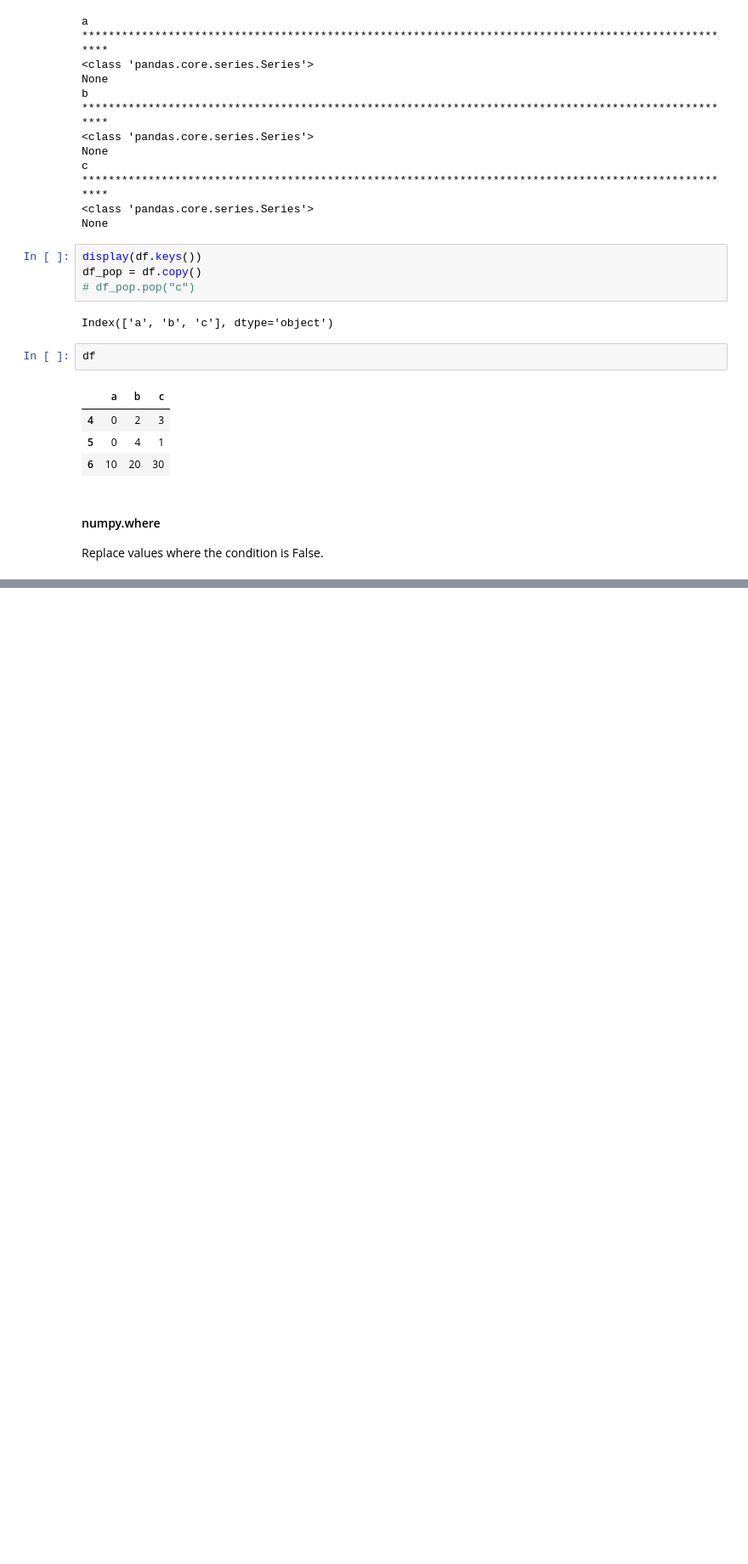
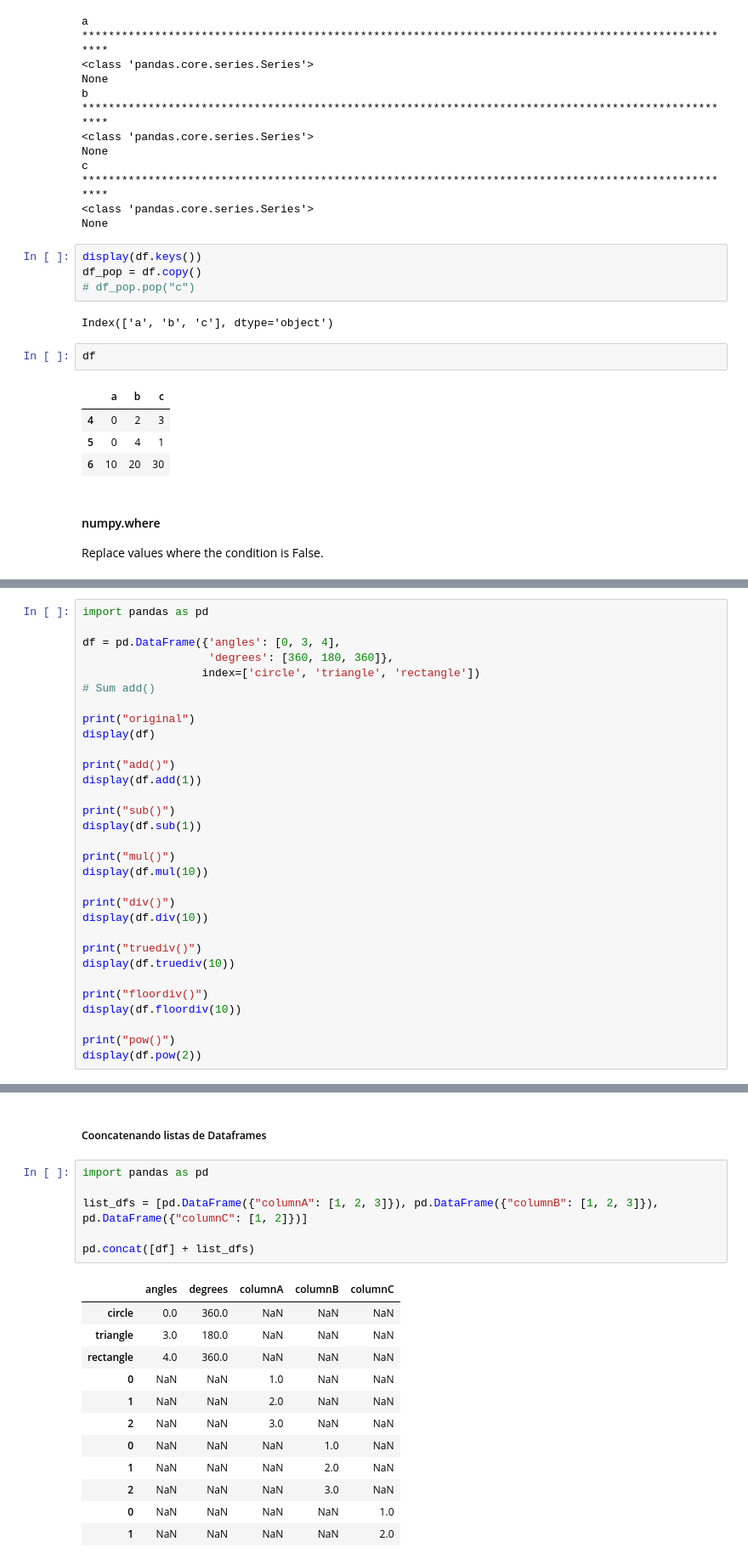
Before and after one commit to michaelmedina10/estudos-python, a Jupyter notebook: pandas/pandas_basic.ipynb, the cells around one changed output, grey strips where cells are left out. Shown: that part at 85% size. Cells and saved outputs as stored; diff of their text form; blank space fills up the shorter version.

```diff
--- a/pandas/pandas_basic.ipynb
+++ b/pandas/pandas_basic.ipynb
@@ -214,0 +296,31 @@ df
+# %%
+import pandas as pd
+
+df = pd.DataFrame({'angles': [0, 3, 4],
+                   'degrees': [360, 180, 360]},
+                  index=['circle', 'triangle', 'rectangle'])
+# Sum add()
+
+print("original")
+display(df)
+
+print("add()")
+display(df.add(1))
+
+print("sub()")
+display(df.sub(1))
+
+print("mul()")
+display(df.mul(10))
+
+print("div()")
+display(df.div(10))
+
+print("truediv()")
+display(df.truediv(10))
+
+print("floordiv()")
+display(df.floordiv(10))
+
+print("pow()")
+display(df.pow(2))
@@ -214,0 +359,21 @@ df
+# %% [markdown]
+##### Cooncatenando listas de Dataframes
+# %%
+import pandas as pd
+
+list_dfs = [pd.DataFrame({"columnA": [1, 2, 3]}), pd.DataFrame({"columnB": [1, 2, 3]}), pd.DataFrame({"columnC": [1, 2]})]
+
+pd.concat([df] + list_dfs)
+# %% [output]
+|  | angles | degrees | columnA | columnB | columnC |
+| circle | 0.0 | 360.0 | NaN | NaN | NaN |
+| triangle | 3.0 | 180.0 | NaN | NaN | NaN |
+| rectangle | 4.0 | 360.0 | NaN | NaN | NaN |
+| 0 | NaN | NaN | 1.0 | NaN | NaN |
+| 1 | NaN | NaN | 2.0 | NaN | NaN |
+| 2 | NaN | NaN | 3.0 | NaN | NaN |
+| 0 | NaN | NaN | NaN | 1.0 | NaN |
+| 1 | NaN | NaN | NaN | 2.0 | NaN |
+| 2 | NaN | NaN | NaN | 3.0 | NaN |
+| 0 | NaN | NaN | NaN | NaN | 1.0 |
+| 1 | NaN | NaN | NaN | NaN | 2.0 |
```
Also changed, not shown: parts of 26 cells of this notebook.
